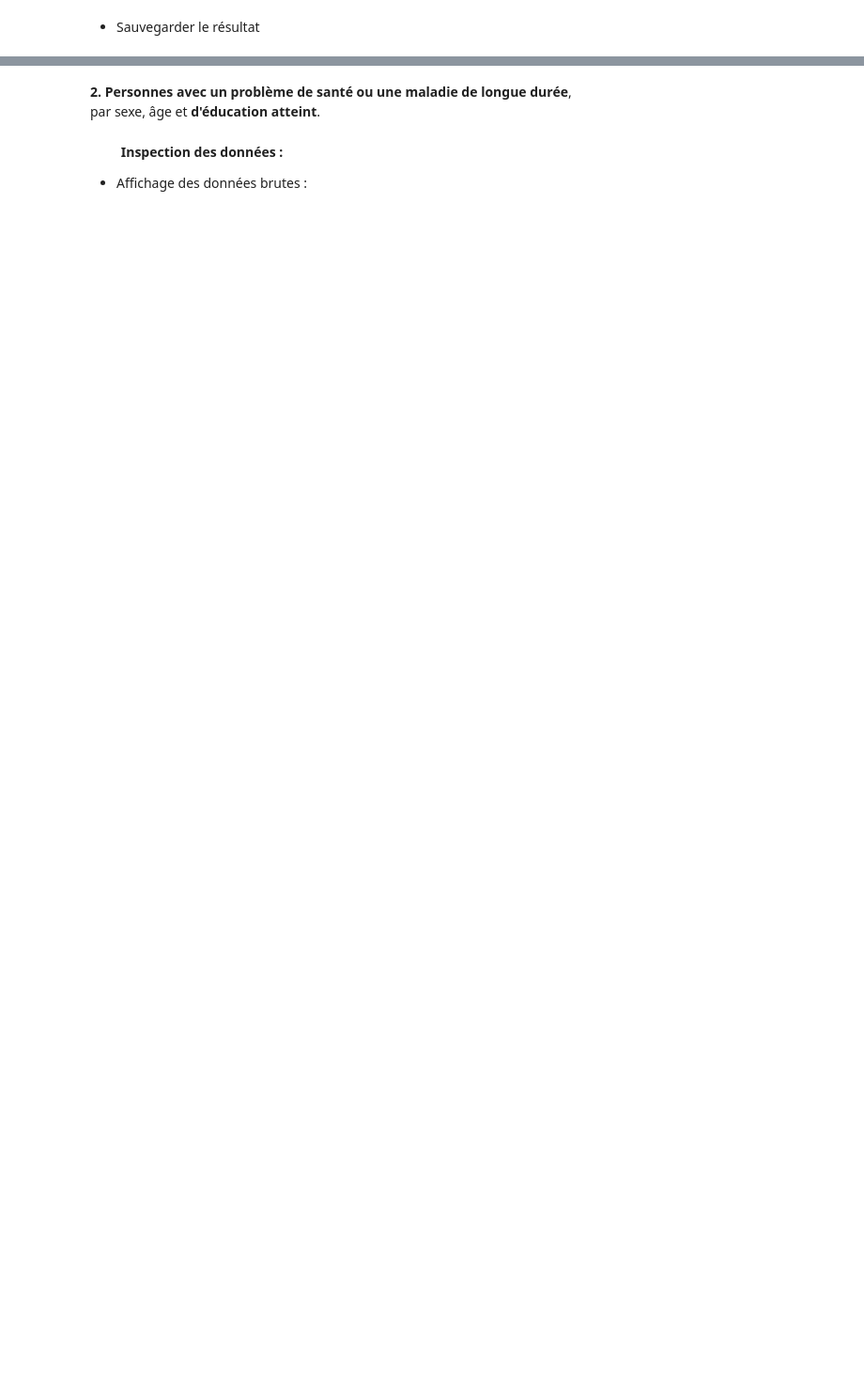
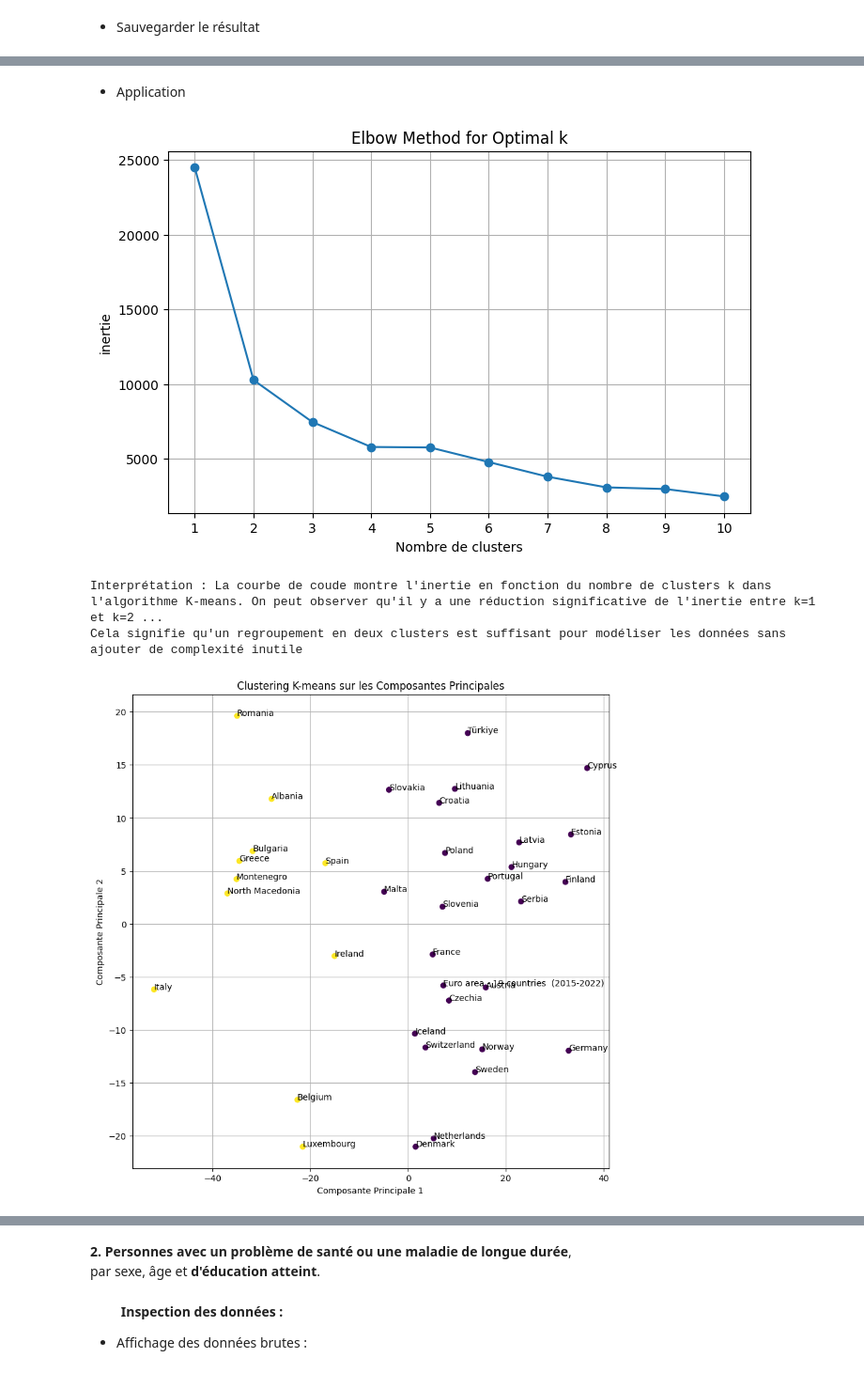
Before and after one commit to Laaliji/eurostat_api_comparative_data_analysis, a Jupyter notebook: Santé/Etat_de_Santé.ipynb, the cells around one changed output, grey strips where cells are left out. Shown at 94% size. Saved outputs shown, nothing was run; the diff lists cells and outputs as text; code cells hidden in the pictures; blank space fills up the shorter version.

```diff
--- a/Santé/Etat_de_Santé.ipynb
+++ b/Santé/Etat_de_Santé.ipynb
@@ -214,0 +396,59 @@ pivot_df.to_excel('Personnes_avec_problème_santé_ou_maladie_longue_durée_2018
+# %% [markdown]
+* Application
+# %%
+from sklearn.cluster import KMeans
+
+# Calculer les inertie pour différents valeurs de k
+inertie = []
+for k in range(1, 11):
+    kmeans = KMeans(n_clusters=k, random_state=42)
+    kmeans.fit(X_pca)
+    inertie.append(kmeans.inertia_)
+
+# Plotter la courbe des erreurs
+plt.figure(figsize=(8, 5))
+plt.plot(range(1, 11), inertie, marker='o')
+plt.xlabel('Nombre de clusters')
+plt.ylabel('inertie')
+plt.title('Elbow Method for Optimal k')
+plt.xticks(range(1,11))
+plt.grid(True)
+plt.show()
+
+display(HTML("""<p>
+<b>Interprétation :</b> La courbe de coude montre l'inertie en fonction du nombre de clusters k dans l'algorithme K-means. On peut observer qu'il y a une réduction significative de l'inertie entre k=1 et k=2, puis une diminution plus lente et progressive après k=2. Ce "coude" à k=2 indique que l'ajout de clusters supplémentaires ne réduit plus de manière significative l'inertie, ce qui suggère que le nombre optimal de clusters pour ce dataset est
+</p>Cela signifie qu'un regroupement en deux clusters est suffisant pour modéliser les données sans ajouter de complexité inutile
+<p></p>"""))
+
+# Appliquer K-means sur les nouvelles composantes principales
+kmeans = KMeans(n_clusters=2)  # Définir le nombre de clusters (3 dans cet exemple)
+kmeans.fit(X_pca)  # Entraîner le modèle sur les nouvelles composantes principales
+labels = kmeans.labels_  # Obtenir les étiquettes de cluster pour chaque point
+
+# Visualiser les résultats
+plt.figure(figsize=(10, 10))
+plt.scatter(X_pca[:, 0], X_pca[:, 1], c=labels)
+
+for i, name in enumerate(pivot_df['Geo'].values):
+    plt.annotate(name, (X_pca[i, 0], X_pca[i, 1]))
+
+plt.xlabel('Composante Principale 1')
+plt.ylabel('Composante Principale 2')
+plt.title('Clustering K-means sur les Composantes Principales')
+plt.grid()
+plt.show()
+
+# Interprétation du clustering
+html_interpretation = """
+<p><b>Interprétation du clustering :</b></p>
+<p>Les clusters représentent des groupes de pays qui partagent des caractéristiques similaires en termes de santé et de bien-être. Les pays dans chaque cluster ont des profils de santé et de bien-être similaires, ce qui peut indiquer des facteurs communs qui influencent leur santé et leur bien-être.</p>
+<p>Les clusters peuvent être utilisés pour identifier des pays qui ont des besoins de santé et de bien-être similaires, ce qui peut aider à cibler les interventions de santé publique.</p>
+"""
+
+# Afficher les interprétations et les résultats
+display(HTML(html_interpretation))
+# %% [output]
+[figure, added]
+Interprétation : La courbe de coude montre l'inertie en fonction du nombre de clusters k dans l'algorithme K-means. On peut observer qu'il y a une réduction significative de l'inertie entre k=1 et k=2 ...
+Cela signifie qu'un regroupement en deux clusters est suffisant pour modéliser les données sans ajouter de complexité inutile
+[figure, added]
```
Also changed, not shown: parts of 40 cells of this notebook, 7 other files.
